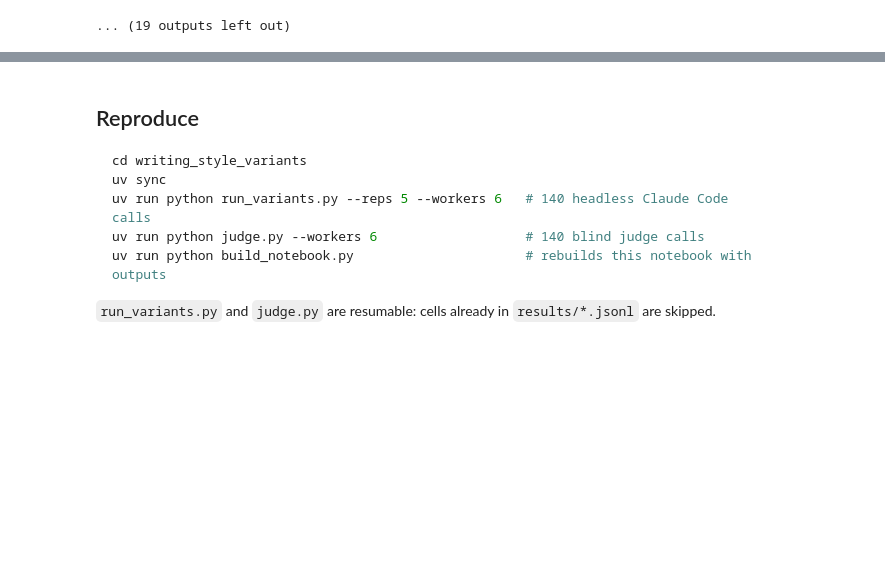
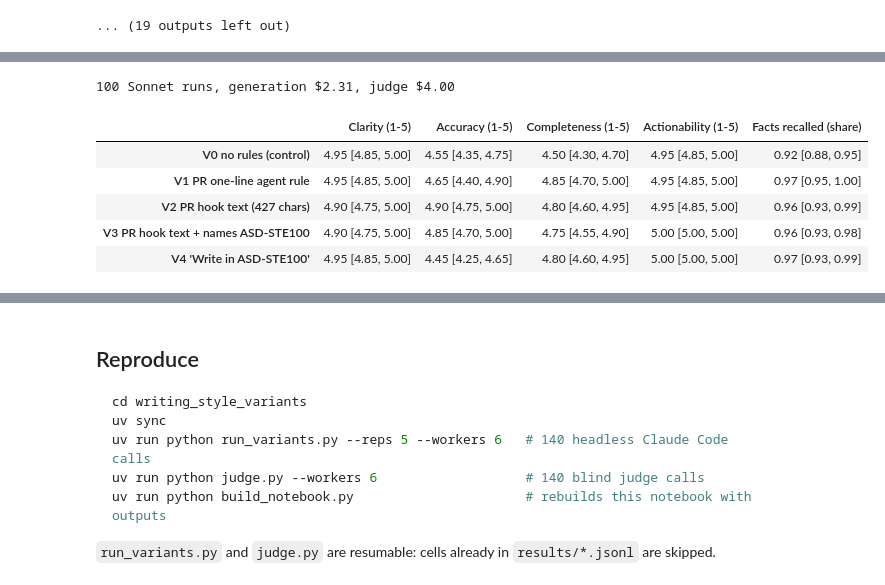
Before and after one commit to aflaxman/ai_assisted_research, a Jupyter notebook: writing_style_variants/variants_notebook.ipynb, the cells around one changed output, grey strips where cells are left out. Saved outputs shown, nothing was run; the diff lists cells and outputs as text; code cells hidden in the pictures; blank space fills up the shorter version.

```diff
--- a/writing_style_variants/variants_notebook.ipynb
+++ b/writing_style_variants/variants_notebook.ipynb
@@ -720,0 +731,17 @@ _Discussion to be written after the results are in._
+# %%
+from analyze import RESULTS
+HAVE_SONNET = (RESULTS / "judgments_sonnet.jsonl").exists()
+if HAVE_SONNET:
+    dfs = load_all(suffix="_sonnet")
+    print(f"{len(dfs)} Sonnet runs, generation ${dfs.cost_usd.sum():.2f}, judge ${dfs.judge_cost_usd.sum():.2f}")
+    display(wide_table(dfs, JUDGE_COLS))
+else:
+    print("no Sonnet results yet")
+# %% [output]
+100 Sonnet runs, generation $2.31, judge $4.00
+|  | Clarity (1-5) | Accuracy (1-5) | Completeness (1-5) | Actionability (1-5) | Facts recalled (share) |
+| V0 no rules (control) | 4.95 [4.85, 5.00] | 4.55 [4.35, 4.75] | 4.50 [4.30, 4.70] | 4.95 [4.85, 5.00] | 0.92 [0.88, 0.95] |
+| V1 PR one-line agent rule | 4.95 [4.85, 5.00] | 4.65 [4.40, 4.90] | 4.85 [4.70, 5.00] | 4.95 [4.85, 5.00] | 0.97 [0.95, 1.00] |
+| V2 PR hook text (427 chars) | 4.90 [4.75, 5.00] | 4.90 [4.75, 5.00] | 4.80 [4.60, 4.95] | 4.95 [4.85, 5.00] | 0.96 [0.93, 0.99] |
+| V3 PR hook text + names ASD-STE100 | 4.90 [4.75, 5.00] | 4.85 [4.70, 5.00] | 4.75 [4.55, 4.90] | 5.00 [5.00, 5.00] | 0.96 [0.93, 0.98] |
+| V4 'Write in ASD-STE100' | 4.95 [4.85, 5.00] | 4.45 [4.25, 4.65] | 4.80 [4.60, 4.95] | 5.00 [5.00, 5.00] | 0.97 [0.93, 0.99] |
```
Also changed, not shown: parts of 11 cells of this notebook, 6 other files.
